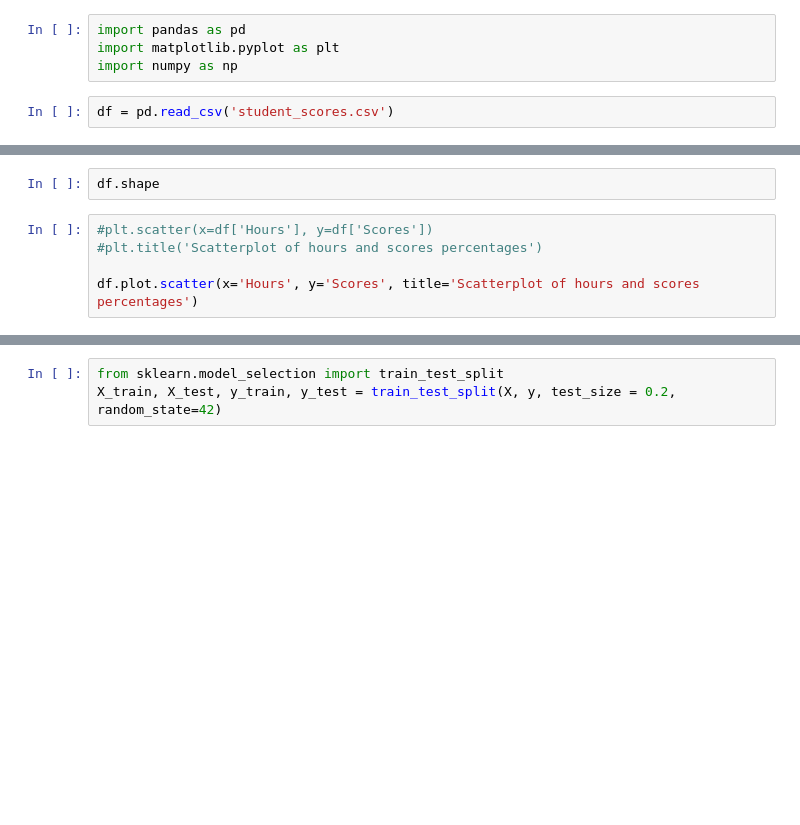
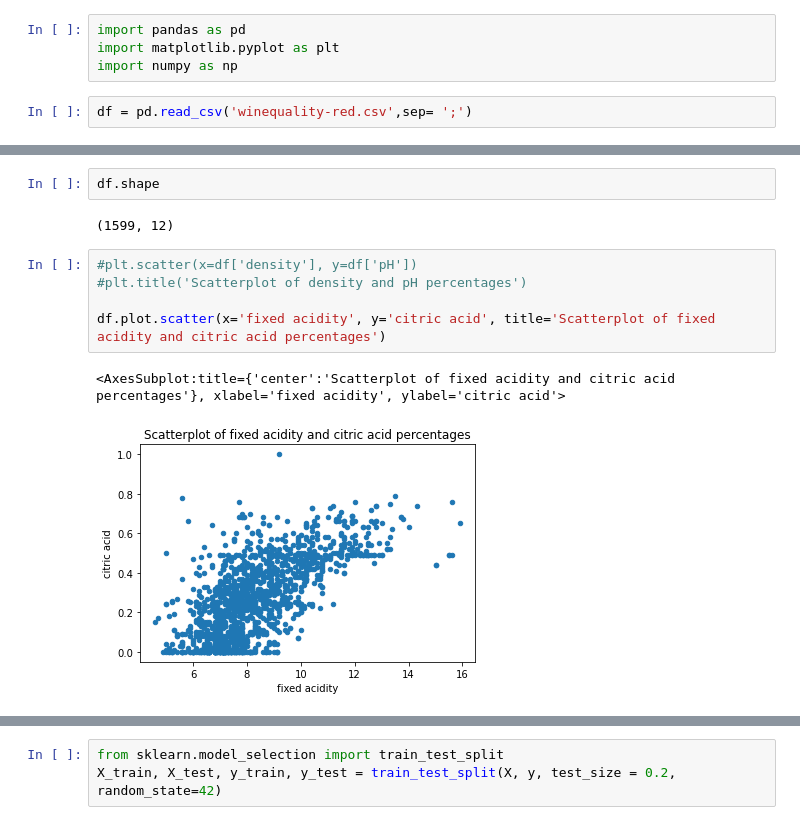
Before and after one commit to hina42/18CS-II-G-B-DSA-LABS, a Jupyter notebook: LinearRegression/CompleteLinearRegression.ipynb, the cells around one changed output, grey strips where cells are left out. Saved outputs shown, nothing was run; the diff lists cells and outputs as text; blank space fills up the shorter version.

```diff
--- a/LinearRegression/CompleteLinearRegression.ipynb
+++ b/LinearRegression/CompleteLinearRegression.ipynb
@@ -3,4 +3,4 @@ import pandas as pd
 import matplotlib.pyplot as plt
 import numpy as np
 # %%
-df = pd.read_csv('student_scores.csv')
+df = pd.read_csv('winequality-red.csv',sep= ';')
@@ -9,9 +16,14 @@ print(df.head())
 # %%
 df.shape
+# %% [output]
+(1599, 12)
 # %%
-#plt.scatter(x=df['Hours'], y=df['Scores'])
-#plt.title('Scatterplot of hours and scores percentages')
+#plt.scatter(x=df['density'], y=df['pH'])
+#plt.title('Scatterplot of density and pH percentages')
 
-df.plot.scatter(x='Hours', y='Scores', title='Scatterplot of hours and scores percentages')
+df.plot.scatter(x='fixed acidity', y='citric acid', title='Scatterplot of fixed acidity and citric acid percentages')
+# %% [output]
+<AxesSubplot:title={'center':'Scatterplot of fixed acidity and citric acid percentages'}, xlabel='fixed acidity', ylabel='citric acid'>
+[figure, added]
 # %%
 print(df.corr())
```
Also changed, not shown: parts of 20 cells of this notebook, 1 other file.
